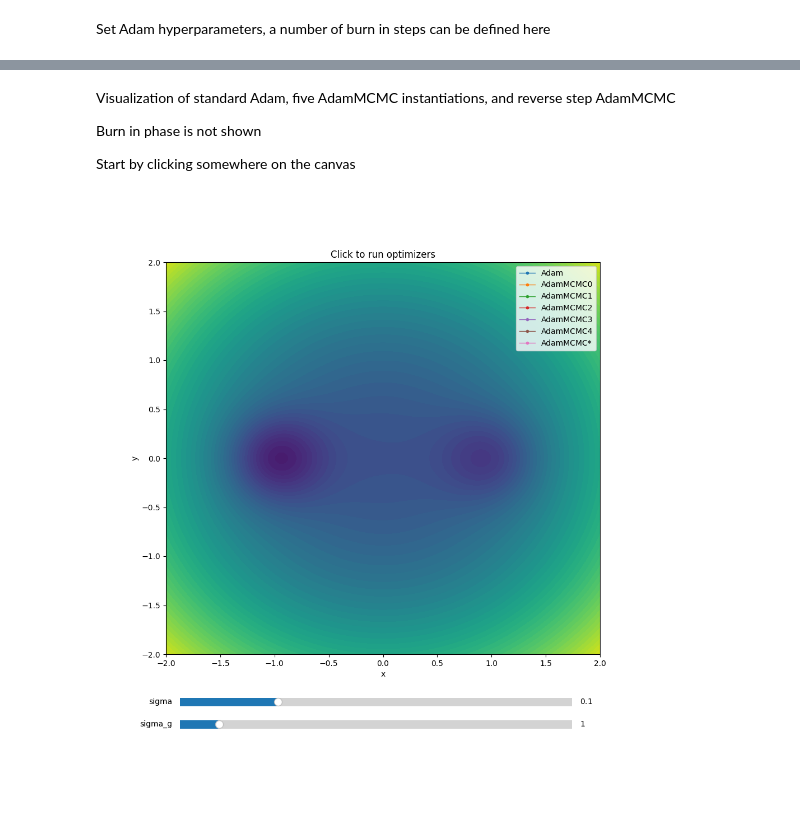
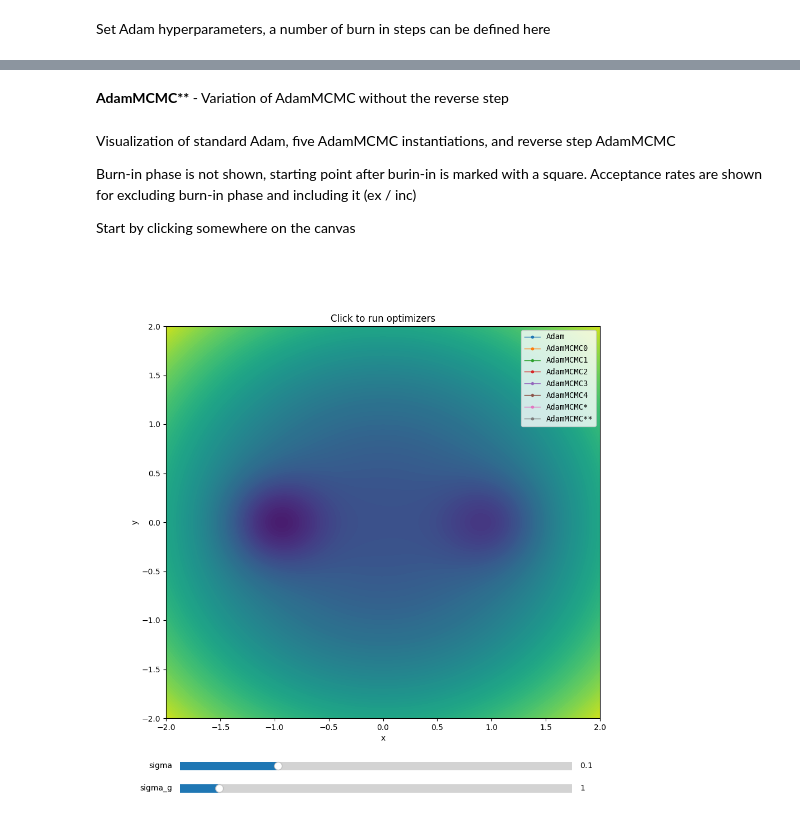
Before and after one commit to felixsh/AdamMCMC-Vis, a Jupyter notebook: main.ipynb, the cells around one changed output, grey strips where cells are left out. Drawn from its saved outputs; the diff is of its cells as text; code cells hidden in the pictures; blank space fills up the shorter version.

Commit message:
Add acceptance, markers, and no reverse step

```diff
--- a/main.ipynb
+++ b/main.ipynb
@@ -59,7 +58,7 @@ eps = 1e-6
 # MCMC
 learning_rate = 1e-2
 num_steps = 200
-burnin = 0
+burnin = 100
 beta_1 = 0.9
 beta_2 = 0.9
 eps = 1e-8
@@ -161,3 +160,5 @@ def get_adammcmcstar_path(x0, y0, sigma=sigma, sigma_g=sigma_g):
 
         path[t + 1] = theta
     return path
+# %% [markdown]
+**AdamMCMC\*\*** - Variation of AdamMCMC without the reverse step
@@ -164,19 +194,33 @@ def get_adammcmcstar_path(x0, y0, sigma=sigma, sigma_g=sigma_g):
 # %% [markdown]
 Visualization of standard Adam, five AdamMCMC instantiations, and reverse step AdamMCMC
 
-Burn in phase is not shown
+Burn-in phase is not shown, starting point after  burin-in is marked with a square.
+Acceptance rates are shown for excluding burn-in phase and including it (ex / inc)
 
 Start by clicking somewhere on the canvas
+# %%
+def get_acceptance_rate(path):
+    if path.ndim != 2 or path.shape[1] != 2:
+        raise ValueError("path must have shape (N, 2)")
+    if path.shape[0] < 2:
+        return 0.0
+
+    accepted = np.any(path[1:] != path[:-1], axis=1)
+    return accepted.mean()
 # %%
-nx, ny = 192, 100
+grid_length = 0.02
+nx = int((domain_x[1] - domain_x[0]) / grid_length)
+ny = int((domain_y[1] - domain_y[0]) / grid_length)
 xs = np.linspace(domain_x[0], domain_x[1], nx)
 ys = np.linspace(domain_y[0], domain_y[1], ny)
 X, Y = np.meshgrid(xs, ys)
 Z = f(X, Y)
 
+contour_step = 0.1
 levels = np.arange(domain_f[0], domain_f[1], contour_step)
 
-fig, ax = plt.subplots(figsize=(10, 10))
+figsize = (10, 10)
+fig, ax = plt.subplots(figsize=figsize)
 fig.subplots_adjust(bottom=0.18)  # make room for sliders
 
 ax.contourf(X, Y, Z, levels=levels)
@@ -204,43 +248,61 @@ PATH_FNS = {
     "AdamMCMC3": get_adammcmc_path,
     "AdamMCMC4": get_adammcmc_path,
     "AdamMCMC*": get_adammcmcstar_path,
+    "AdamMCMC**": get_adammcmcstarstar_path,
 }
 
-# One line+marker-per-step per optimizer
+def _legend_label(name: str, ar_post: float, ar_full: float) -> str:
+    return f"{name:<10s} {ar_post:.3f} / {ar_full:.3f}"
+
 paths_artists = {}
+burnin_artists = {}
+
 for name in PATH_FNS:
-    (artist,) = ax.plot(
-        [],
-        [],
-        linewidth=1,
-        marker="o",
-        markersize=3,
-        label=name,
+    (line,) = ax.plot([], [], lw=1, marker="o", ms=3, label=name)
+    paths_artists[name] = line
+
+    (star,) = ax.plot(
+        [], [],
+        ls="None",
+        marker="s",
+        ms=6,
+        color=line.get_color(),  # same color as line
+        mec="k",
+        mew=0.6,
+        label="_nolegend_",
+        zorder=line.get_zorder() + 1,
     )
-    paths_artists[name] = artist
+    burnin_artists[name] = star
 
-ax.legend(loc="upper right", framealpha=0.8)
+ax.legend(loc="upper right", framealpha=0.8, prop={"family": "monospace"})
 
 _last_click = None  # (x0, y0)
 
 def run_paths(x0, y0):
-    sigma = float(s_sigma.val)
+    sigma   = float(s_sigma.val)
     sigma_g = float(s_sigma_g.val)
 
     for name, fn in PATH_FNS.items():
-        # assumes fn supports sigma/sigma_g (or accepts **kwargs)
         path = fn(x0, y0, sigma=sigma, sigma_g=sigma_g)
+
         paths_artists[name].set_data(path[burnin:, 0], path[burnin:, 1])
+        burnin_artists[name].set_data([path[burnin, 0]], [path[burnin, 1]])
+
+        ar_burnin = float(get_acceptance_rate(path[burnin:, :]))
+        ar_full = float(get_acceptance_rate(path))
+        paths_artists[name].set_label(_legend_label(name, ar_burnin, ar_full))
+
+    ax.legend(loc="upper right", framealpha=0.8, prop={"family": "monospace"})
 
 def on_click(event):
     global _last_click
     if event.inaxes != ax or event.xdata is None or event.ydata is None:
         return
     _last_click = (event.xdata, event.ydata)
     run_paths(*_last_click)
     fig.canvas.draw_idle()
 
 cid = fig.canvas.mpl_connect("button_press_event", on_click)
 plt.show()
 # %% [output]
-[figure, old version]
+[figure, new version]
```
Also changed, not shown: parts of 5 cells of this notebook.
